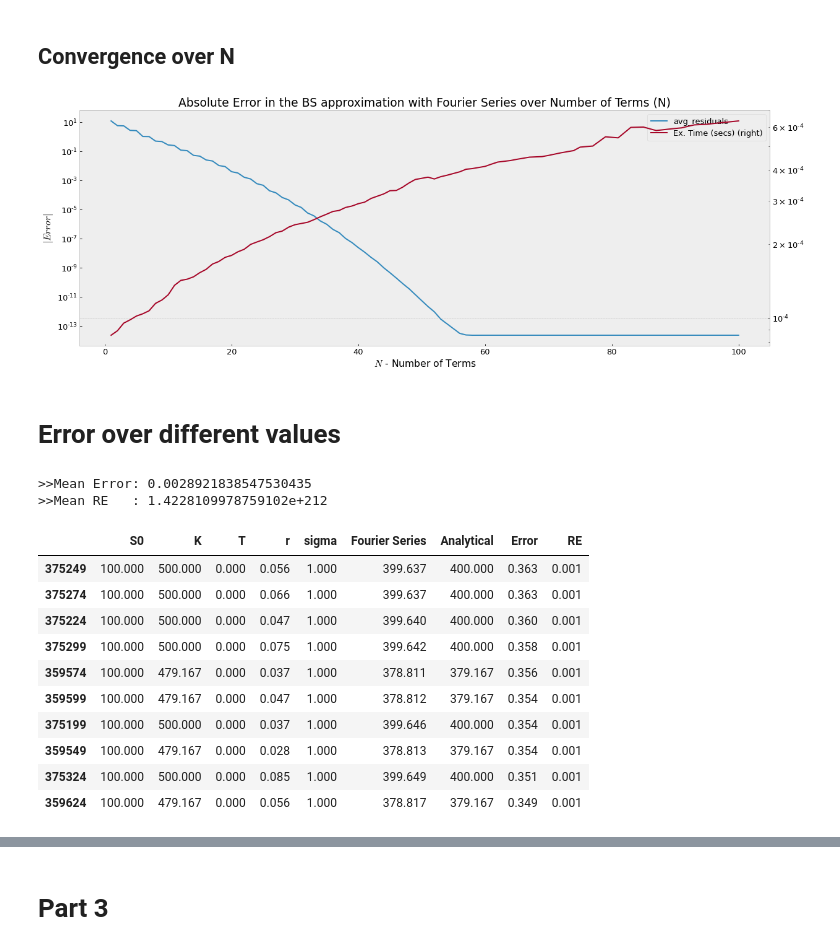
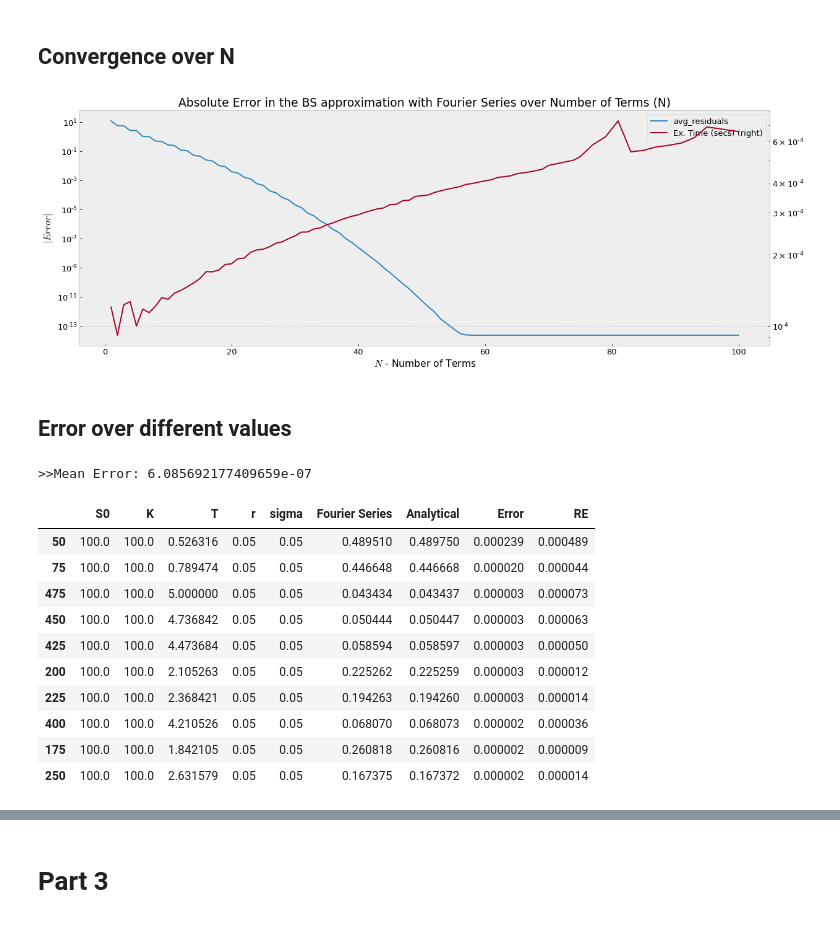
Before and after one commit to ithakis/Pricing-Options-with-Black-Scholes, a Jupyter notebook: Pricing Options with Fourier.ipynb, the cells around one changed output, grey strips where cells are left out. Drawn from its saved outputs; the diff is of its cells as text; code cells hidden in the pictures.

```diff
--- a/Pricing Options with Fourier.ipynb
+++ b/Pricing Options with Fourier.ipynb
@@ -440,6 +440,7 @@ def bs_call(S0, K, T, sigma, r):
 # %%
 def Fourier_BS_Put(S0, K, T, sigma, r, N):
     _sigma, _T = max(.1, sigma), max(1, T)
+    if T < .5 or sigma > .2 : N = 256
     a = log(S0) + r * _T - 12 * _sigma * np.sqrt(_T) # Upper limit -12 std from the expected value
     b = log(S0) + r * _T + 12 * _sigma * np.sqrt(_T) # Lower limit -12 std from the expected value
 
@@ -612,45 +613,46 @@ results.plot(secondary_y='Ex. Time (secs)', logy=True, title='Absolute Error in
 plt.show()
 # results
 # %% [output]
-[figure, old version]
+[figure, new version]
 # %% [markdown]
-# Error over different values
+## Error over different values
 # %%
 S0_A    = np.array([100])
 K_A     = np.linspace(0,    500,    25)
-T_A     = np.linspace(0,    30,     25)
+K_A    = np.array([100])
+T_A     = np.linspace(0,    5,     20)
 r_A     = np.linspace(-.03, 0.20,   25)
+r_A    = np.array([.05])
 sigma_A = np.linspace(.05,  1,      25)
 
 grid = np.stack(np.meshgrid(S0_A, K_A, T_A, r_A, sigma_A), axis=-1).reshape(-1, 5)
 
 results = {'S0': [], 'K': [], 'T': [], 'r': [], 'sigma': [], 'Fourier Series': [], 'Analytical': []}
 for S0, K, T, r, sigma in tqdm(grid):
     results['S0'].append(S0) ; results['K'].append(K) ; results['T'].append(T) ; results['r'].append(r) ; results['sigma'].append(sigma)
-    results['Fourier Series'].append( Fourier_BS_Put(S0=S0, K=K, T=T, sigma=sigma, r=r, N=128) )
+    results['Fourier Series'].append( Fourier_BS_Put(S0=S0, K=K, T=T, sigma=sigma, r=r, N=64) )
     results['Analytical'].append( bs_put(S0=S0, K=K, T=T, sigma=sigma, r=r) )
 
 results_df = pd.DataFrame.from_dict(results)
 results_df = results_df[~results_df['Fourier Series'].isnull()]
 results_df['Error'] = abs(results_df['Fourier Series'] - results_df['Analytical'])
 results_df['RE'] = abs(results_df['Fourier Series'] - results_df['Analytical'])/results_df['Analytical']
 
 print(f'>>Mean Error: {results_df.Error.mean()}')
 results_df.sort_values('Error', ascending=False).head(10)
 # %% [output]
->>Mean Error: 0.0028921838547530435
->>Mean RE   : 1.4228109978759102e+212
+>>Mean Error: 6.085692177409659e-07
 |  | S0 | K | T | r | sigma | Fourier Series | Analytical | Error | RE |
-| 375249 | 100.000 | 500.000 | 0.000 | 0.056 | 1.000 | 399.637 | 400.000 | 0.363 | 0.001 |
-| 375274 | 100.000 | 500.000 | 0.000 | 0.066 | 1.000 | 399.637 | 400.000 | 0.363 | 0.001 |
-| 375224 | 100.000 | 500.000 | 0.000 | 0.047 | 1.000 | 399.640 | 400.000 | 0.360 | 0.001 |
-| 375299 | 100.000 | 500.000 | 0.000 | 0.075 | 1.000 | 399.642 | 400.000 | 0.358 | 0.001 |
-| 359574 | 100.000 | 479.167 | 0.000 | 0.037 | 1.000 | 378.811 | 379.167 | 0.356 | 0.001 |
-| 359599 | 100.000 | 479.167 | 0.000 | 0.047 | 1.000 | 378.812 | 379.167 | 0.354 | 0.001 |
-| 375199 | 100.000 | 500.000 | 0.000 | 0.037 | 1.000 | 399.646 | 400.000 | 0.354 | 0.001 |
-| 359549 | 100.000 | 479.167 | 0.000 | 0.028 | 1.000 | 378.813 | 379.167 | 0.354 | 0.001 |
-| 375324 | 100.000 | 500.000 | 0.000 | 0.085 | 1.000 | 399.649 | 400.000 | 0.351 | 0.001 |
-| 359624 | 100.000 | 479.167 | 0.000 | 0.056 | 1.000 | 378.817 | 379.167 | 0.349 | 0.001 |
+| 50 | 100.0 | 100.0 | 0.526316 | 0.05 | 0.05 | 0.489510 | 0.489750 | 0.000239 | 0.000489 |
+| 75 | 100.0 | 100.0 | 0.789474 | 0.05 | 0.05 | 0.446648 | 0.446668 | 0.000020 | 0.000044 |
+| 475 | 100.0 | 100.0 | 5.000000 | 0.05 | 0.05 | 0.043434 | 0.043437 | 0.000003 | 0.000073 |
+| 450 | 100.0 | 100.0 | 4.736842 | 0.05 | 0.05 | 0.050444 | 0.050447 | 0.000003 | 0.000063 |
+| 425 | 100.0 | 100.0 | 4.473684 | 0.05 | 0.05 | 0.058594 | 0.058597 | 0.000003 | 0.000050 |
+| 200 | 100.0 | 100.0 | 2.105263 | 0.05 | 0.05 | 0.225262 | 0.225259 | 0.000003 | 0.000012 |
+| 225 | 100.0 | 100.0 | 2.368421 | 0.05 | 0.05 | 0.194263 | 0.194260 | 0.000003 | 0.000014 |
+| 400 | 100.0 | 100.0 | 4.210526 | 0.05 | 0.05 | 0.068070 | 0.068073 | 0.000002 | 0.000036 |
+| 175 | 100.0 | 100.0 | 1.842105 | 0.05 | 0.05 | 0.260818 | 0.260816 | 0.000002 | 0.000009 |
+| 250 | 100.0 | 100.0 | 2.631579 | 0.05 | 0.05 | 0.167375 | 0.167372 | 0.000002 | 0.000014 |
 # %%
 fig, (ax1, ax2, ax3, ax4) = plt.subplots(4, figsize=(20,20))
 results_df.groupby('sigma')['Error'].mean().plot(ax=ax1, title=r'Average Error over $\sigma$', xlabel=r'$\sigma$', ylabel=r'$\mathbb{E}|Error|$', marker='.')
```
Also changed, not shown: parts of 13 cells of this notebook, 1 other file.
